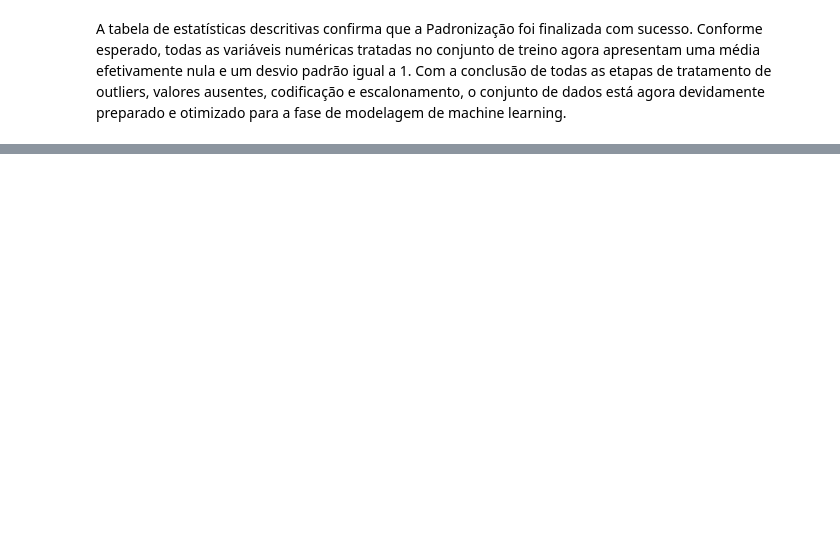
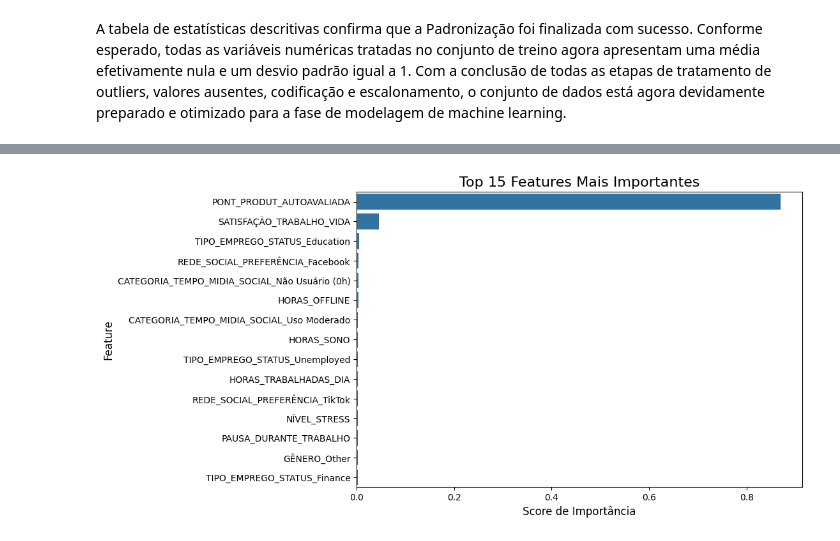
Before and after one commit to ursula2025/machine-learning, a Jupyter notebook: MVP_Machine_Learning.ipynb, the cells around one changed output, grey strips where cells are left out. Saved outputs shown, nothing was run; the diff lists cells and outputs as text; code cells hidden in the pictures; blank space fills up the shorter version.

```diff
--- a/MVP_Machine_Learning.ipynb
+++ b/MVP_Machine_Learning.ipynb
@@ -1458,0 +1627,5 @@ Isso implica que estratégias focadas em aumentar a produtividade podem obter ma
+# %%
+print("Treinando o modelo de Regressão Linear...")
+modelo_linear = LinearRegression()
+modelo_linear.fit(X_treino, y_treino)
+print("Modelo treinado com sucesso!")
@@ -1458,0 +2177,22 @@ Isso implica que estratégias focadas em aumentar a produtividade podem obter ma
+# %%
+# Verificando se o modelo tem o atributo
+if hasattr(modelo_campeao, 'feature_importances_'):
+    # Criando uma tabela com as features e suas importâncias
+    importancias = pd.Series(
+        modelo_campeao.feature_importances_,
+        index=X_treino.columns
+    ).sort_values(ascending=False)
+
+    # Criando o gráfico de barras
+    plt.figure(figsize=(9, 6))
+    sns.barplot(x=importancias.head(15), y=importancias.head(15).index)
+
+    plt.title('Top 15 Features Mais Importantes', fontsize=16)
+    plt.xlabel('Score de Importância', fontsize=12)
+    plt.ylabel('Feature', fontsize=12)
+    plt.show()
+
+else:
+    print("Este modelo não possui o atributo 'feature_importances_'.")
+# %% [output]
+[figure, added]
```
Also changed, not shown: parts of 125 cells of this notebook.
